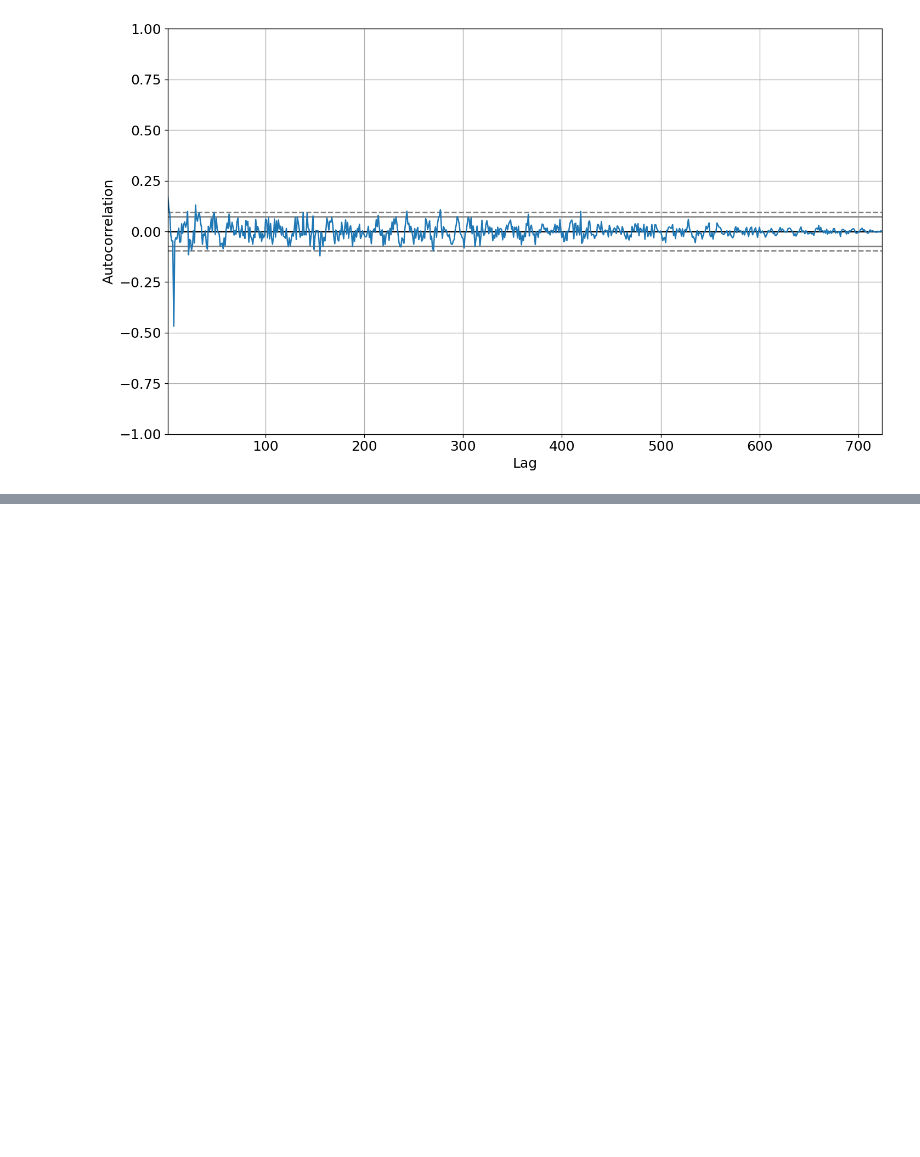
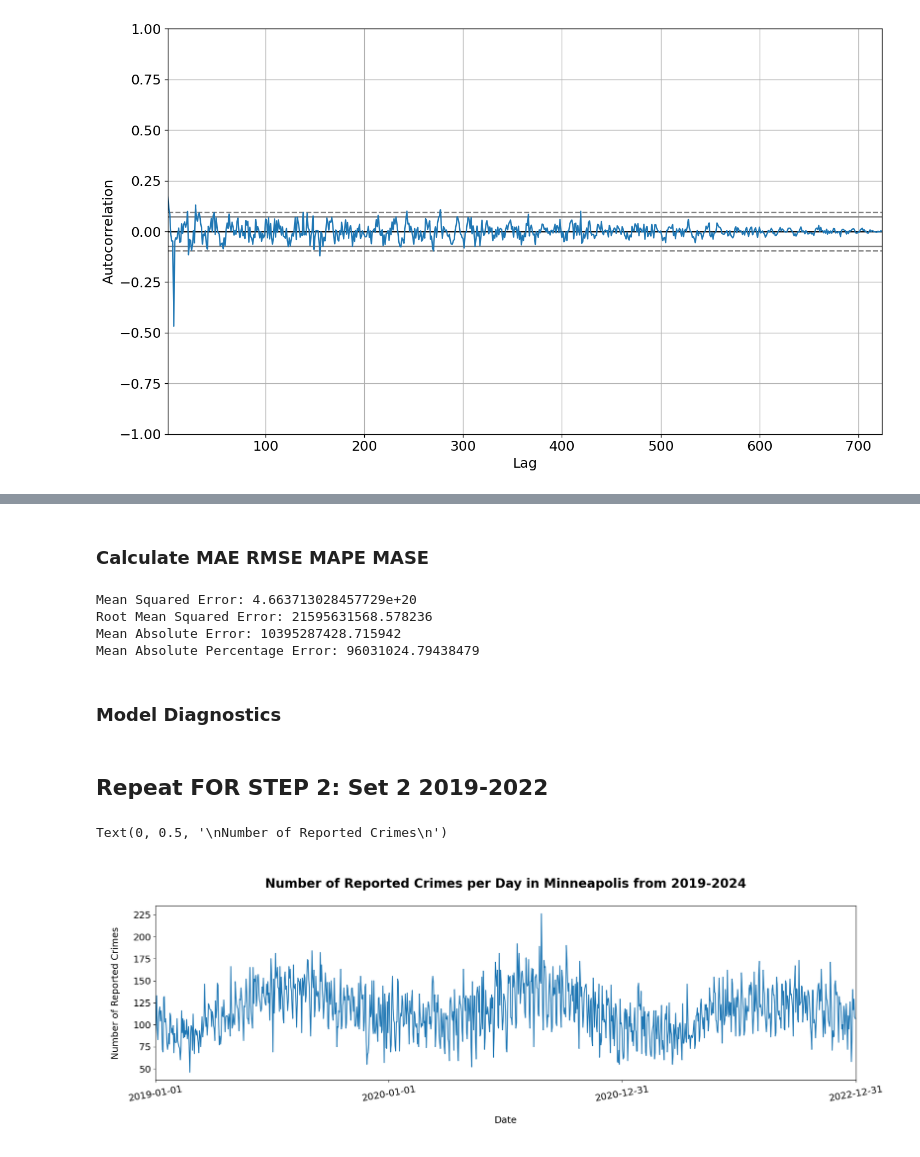
Before and after one commit to Hajar0Ahmed/Time-Series-Crime-Forecasting-Minneapolis, a Jupyter notebook: notebooks/Data_analysis.ipynb, the cells around one changed output, grey strips where cells are left out. Cells and saved outputs as stored; diff of their text form; code cells hidden in the pictures; blank space fills up the shorter version.

```diff
--- a/notebooks/Data_analysis.ipynb
+++ b/notebooks/Data_analysis.ipynb
@@ -303,0 +226,33 @@ autocorrelation_plot(train1s1['Crime_Count'])
+# %% [markdown]
+### Calculate MAE RMSE MAPE MASE
+# %%
+#Check Predictive Accuaracy
+
+fcast_len = len(test1)
+fcast = model_fit.forecast(fcast_len)
+
+mse1 = mean_squared_error(test1, fcast)
+rmse1 = np.sqrt(mse1)
+mae1 = mean_absolute_error(test1, fcast)
+mape1= mean_absolute_percentage_error(test1, fcast)
+
+print(f'Mean Squared Error: {mse1}')
+print(f'Root Mean Squared Error: {rmse1}')
+print(f'Mean Absolute Error: {mae1}')
+print(f'Mean Absolute Percentage Error: {mape1}')
+
+
+# plt.figure(figsize=(20, 10))
+# plt.title('Candy Production Forecast', fontsize=30)
+# plt.plot(train, label='Train')
+# plt.plot(fcast, label='Forecast')
+# plt.plot(test, label='Test')
+# plt.legend(fontsize=25)
+# plt.show()
+# %% [output]
+Mean Squared Error: 4.663713028457729e+20
+Root Mean Squared Error: 21595631568.578236
+Mean Absolute Error: 10395287428.715942
+Mean Absolute Percentage Error: 96031024.79438479
+# %% [markdown]
+### Model Diagnostics
@@ -303,0 +263,19 @@ autocorrelation_plot(train1s1['Crime_Count'])
+# %% [markdown]
+## Repeat FOR STEP 2: Set 2 2019-2022
+# %%
+# PLOT
+ax.clear()
+fig, ax=plt.subplots(figsize=(20, 5))
+plt.plot(train2.Crime_Count);
+plt.xticks(rotation=10, fontsize=15)
+
+years = mdates.YearLocator()
+ax.xaxis.set_major_locator(years)
+
+ax.set_xlim('2019-01-01', '2022-12-31')
+ax.set_title("\nNumber of Reported Crimes per Day in Minneapolis from 2019-2024\n",weight='bold',fontdict={'fontsize':20})
+ax.set_xlabel("\nDate\n",fontdict={'fontsize':15})
+ax.set_ylabel("\nNumber of Reported Crimes\n",fontdict={'fontsize':15})
+# %% [output]
+Text(0, 0.5, '\nNumber of Reported Crimes\n')
+[figure, added]
```
Also changed, not shown: parts of 52 cells of this notebook.
